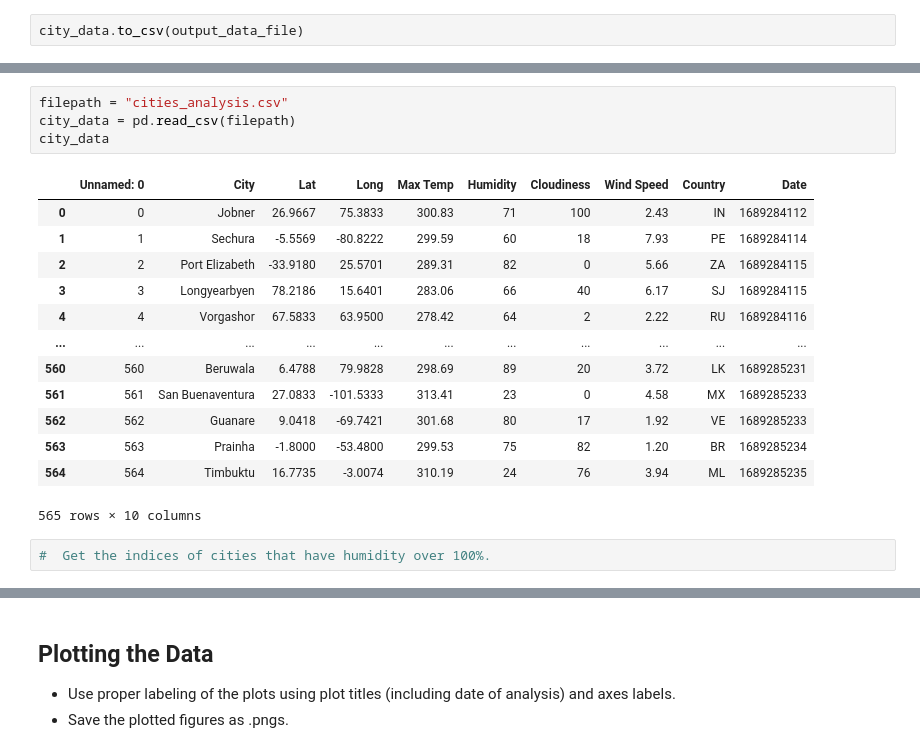
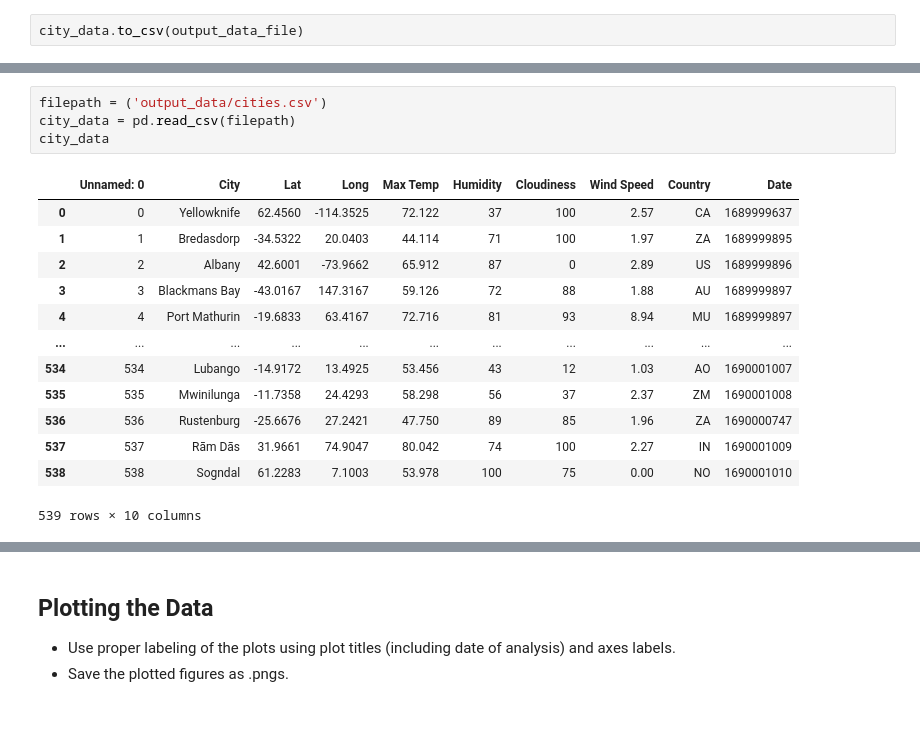
Before and after one commit to redtea3930/weather-api-visualizations, a Jupyter notebook: WeatherAPI.ipynb, the cells around one changed output, grey strips where cells are left out. Drawn from its saved outputs; the diff is of its cells as text; blank space fills up the shorter version.

```diff
--- a/WeatherAPI.ipynb
+++ b/WeatherAPI.ipynb
@@ -162,20 +171,18 @@ Skip this step if there are no cities that have humidity > 100%.
 # %%
-filepath = "cities_analysis.csv"
+filepath = ('output_data/cities.csv')
 city_data = pd.read_csv(filepath)
 city_data
 # %% [output]
 |  | Unnamed: 0 | City | Lat | Long | Max Temp | Humidity | Cloudiness | Wind Speed | Country | Date |
-| 0 | 0 | Jobner | 26.9667 | 75.3833 | 300.83 | 71 | 100 | 2.43 | IN | 1689284112 |
-| 1 | 1 | Sechura | -5.5569 | -80.8222 | 299.59 | 60 | 18 | 7.93 | PE | 1689284114 |
-| 2 | 2 | Port Elizabeth | -33.9180 | 25.5701 | 289.31 | 82 | 0 | 5.66 | ZA | 1689284115 |
-| 3 | 3 | Longyearbyen | 78.2186 | 15.6401 | 283.06 | 66 | 40 | 6.17 | SJ | 1689284115 |
-| 4 | 4 | Vorgashor | 67.5833 | 63.9500 | 278.42 | 64 | 2 | 2.22 | RU | 1689284116 |
+| 0 | 0 | Yellowknife | 62.4560 | -114.3525 | 72.122 | 37 | 100 | 2.57 | CA | 1689999637 |
+| 1 | 1 | Bredasdorp | -34.5322 | 20.0403 | 44.114 | 71 | 100 | 1.97 | ZA | 1689999895 |
+| 2 | 2 | Albany | 42.6001 | -73.9662 | 65.912 | 87 | 0 | 2.89 | US | 1689999896 |
+| 3 | 3 | Blackmans Bay | -43.0167 | 147.3167 | 59.126 | 72 | 88 | 1.88 | AU | 1689999897 |
+| 4 | 4 | Port Mathurin | -19.6833 | 63.4167 | 72.716 | 81 | 93 | 8.94 | MU | 1689999897 |
 | ... | ... | ... | ... | ... | ... | ... | ... | ... | ... | ... |
-| 560 | 560 | Beruwala | 6.4788 | 79.9828 | 298.69 | 89 | 20 | 3.72 | LK | 1689285231 |
-| 561 | 561 | San Buenaventura | 27.0833 | -101.5333 | 313.41 | 23 | 0 | 4.58 | MX | 1689285233 |
-| 562 | 562 | Guanare | 9.0418 | -69.7421 | 301.68 | 80 | 17 | 1.92 | VE | 1689285233 |
-| 563 | 563 | Prainha | -1.8000 | -53.4800 | 299.53 | 75 | 82 | 1.20 | BR | 1689285234 |
-| 564 | 564 | Timbuktu | 16.7735 | -3.0074 | 310.19 | 24 | 76 | 3.94 | ML | 1689285235 |
+| 534 | 534 | Lubango | -14.9172 | 13.4925 | 53.456 | 43 | 12 | 1.03 | AO | 1690001007 |
+| 535 | 535 | Mwinilunga | -11.7358 | 24.4293 | 58.298 | 56 | 37 | 2.37 | ZM | 1690001008 |
+| 536 | 536 | Rustenburg | -25.6676 | 27.2421 | 47.750 | 89 | 85 | 1.96 | ZA | 1690000747 |
+| 537 | 537 | Rām Dās | 31.9661 | 74.9047 | 80.042 | 74 | 100 | 2.27 | IN | 1690001009 |
+| 538 | 538 | Sogndal | 61.2283 | 7.1003 | 53.978 | 100 | 75 | 0.00 | NO | 1690001010 |
-565 rows × 10 columns
+539 rows × 10 columns
-# %%
-#  Get the indices of cities that have humidity over 100%.
```
Also changed, not shown: parts of 46 cells of this notebook, 15 other files.
